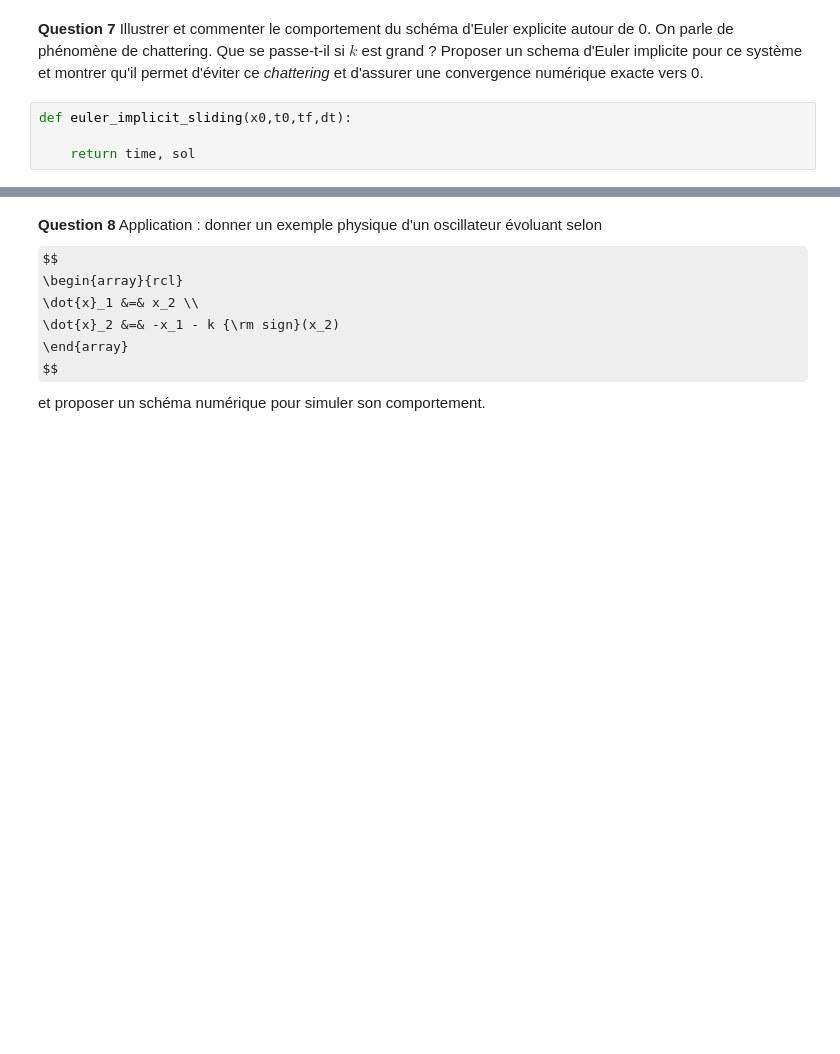
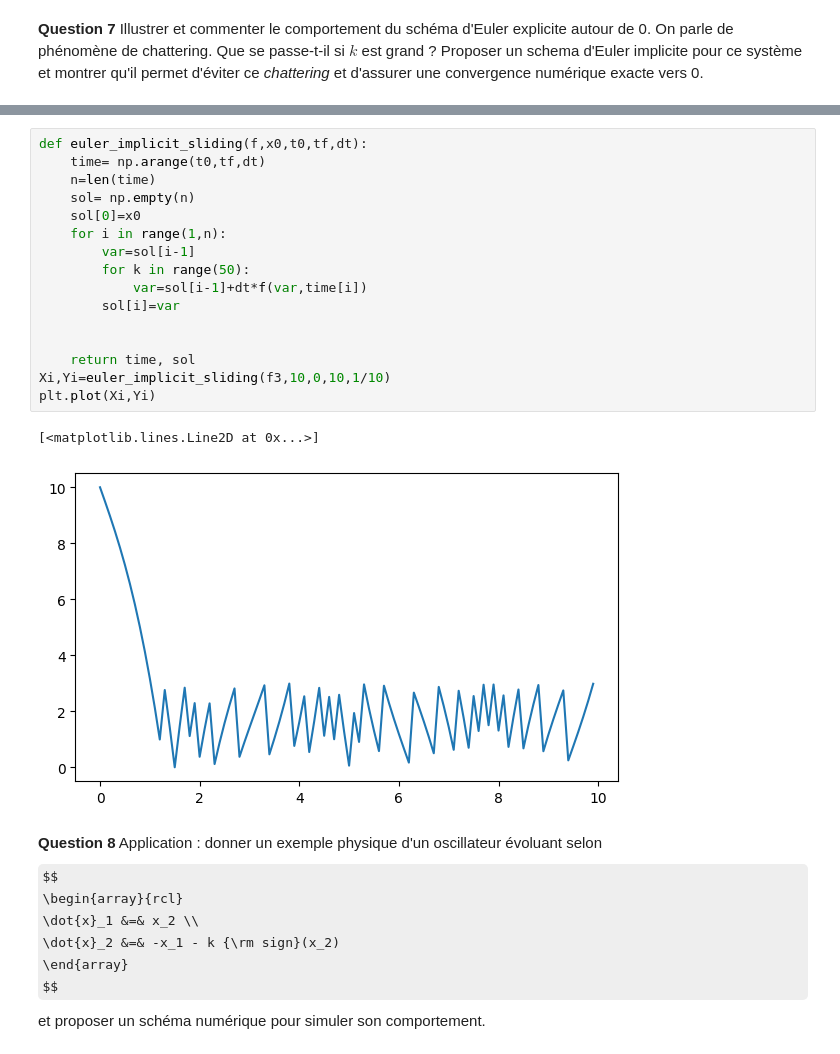
Before and after one commit to anaiscorbiere03/projet-equa-diff, a Jupyter notebook: Projet - Equations Différentielles - 2025 (2).ipynb, the cells around one changed output, grey strips where cells are left out. Cells and saved outputs as stored; diff of their text form; some formulas as TeX source; blank space fills up the shorter version.

```diff
--- a/Projet - Equations Différentielles - 2025 (2).ipynb
+++ b/Projet - Equations Différentielles - 2025 (2).ipynb
@@ -204,6 +219,2 @@ Ce genre de phénomène est utilisé en commande ou estimation par *mode-glissan
 # %% [markdown]
 **Question 7** Illustrer et commenter le comportement du schéma d'Euler explicite autour de 0. On parle de phénomène de chattering. Que se passe-t-il si $k$ est grand ? Proposer un schema d'Euler implicite pour ce système et montrer qu'il permet d'éviter ce *chattering* et d'assurer une convergence numérique exacte vers 0.
-# %%
-def euler_implicit_sliding(x0,t0,tf,dt):
-
-    return time, sol
@@ -210,3 +227,22 @@ def euler_implicit_sliding(x0,t0,tf,dt):
+# %%
+def euler_implicit_sliding(f,x0,t0,tf,dt):
+    time= np.arange(t0,tf,dt)
+    n=len(time)
+    sol= np.empty(n)
+    sol[0]=x0
+    for i in range(1,n):
+        var=sol[i-1]
+        for k in range(50):
+            var=sol[i-1]+dt*f(var,time[i])
+        sol[i]=var
+
+
+    return time, sol
+Xi,Yi=euler_implicit_sliding(f3,10,0,10,1/10)
+plt.plot(Xi,Yi)
+# %% [output]
+[<matplotlib.lines.Line2D at 0x...>]
+[figure, added]
 # %% [markdown]
 **Question 8** Application : donner un exemple physique d'un oscillateur évoluant selon
 $$
```
Also changed, not shown: parts of 4 cells of this notebook.
